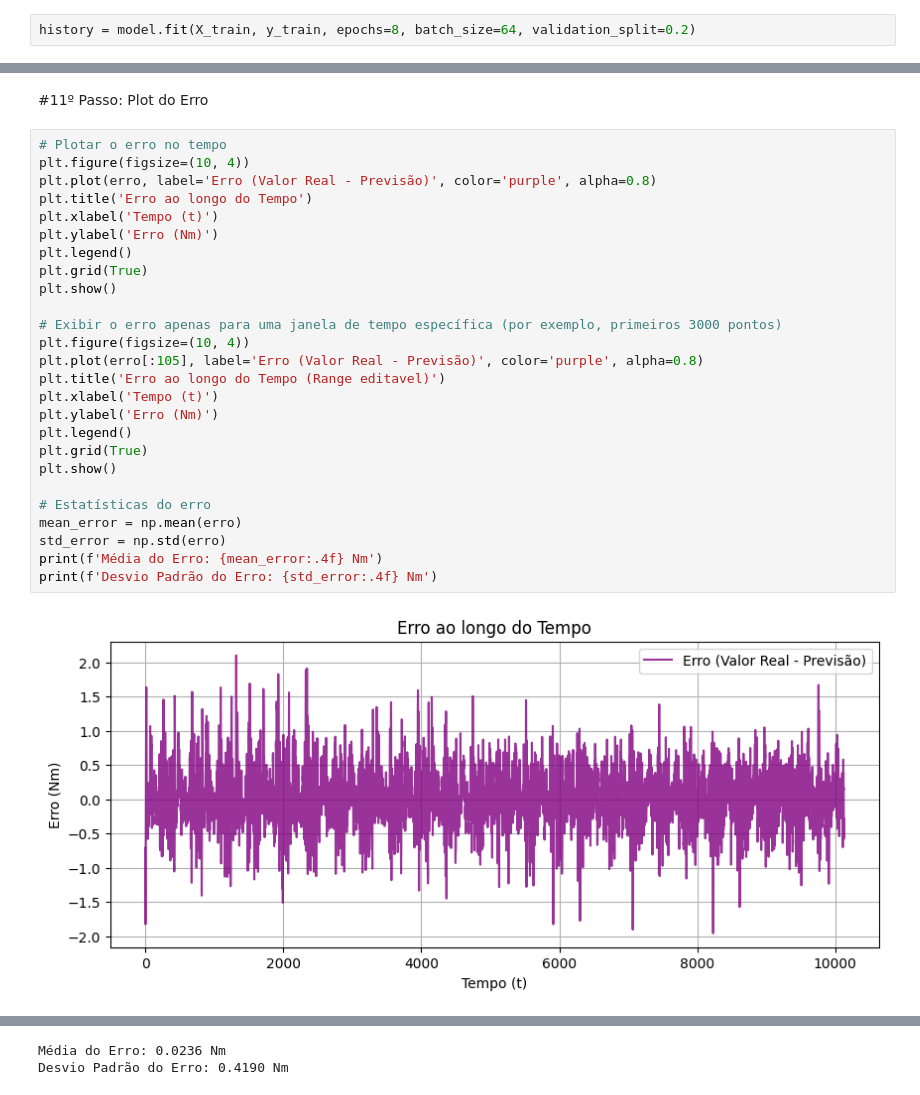
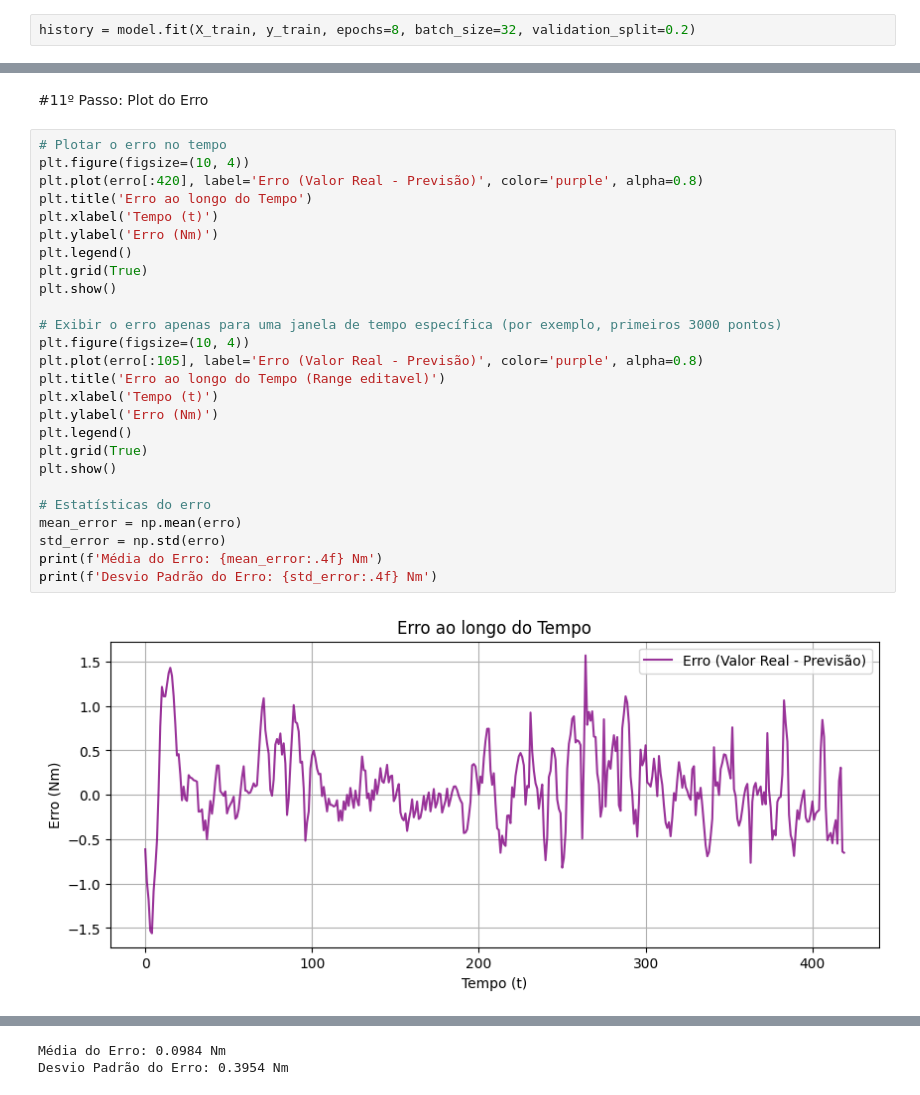
Before and after one commit to EricRibeiroAlves/Interacao-Humano-Robo, a Jupyter notebook: Codigo/[AP_T]_Eric_Modelo_LSTM.ipynb, the cells around one changed output, grey strips where cells are left out. Drawn from its saved outputs; the diff is of its cells as text.

```diff
--- a/Codigo/[AP_T]_Eric_Modelo_LSTM.ipynb
+++ b/Codigo/[AP_T]_Eric_Modelo_LSTM.ipynb
@@ -108,6 +133,6 @@ model.compile(optimizer=tf.keras.optimizers.Adam(learning_rate=0.001), loss=Hube
 # %% [markdown]
 # 6º Passo: Treinamento do Modelo
 # %%
-history = model.fit(X_train, y_train, epochs=8, batch_size=64, validation_split=0.2)
+history = model.fit(X_train, y_train, epochs=8, batch_size=32, validation_split=0.2)
 # %% [output]
 Epoch 1/8
@@ -188,28 +213,28 @@ erro = y_train_rescaled.flatten() - y_pred.flatten()
 # %%
 # Plotar o erro no tempo
 plt.figure(figsize=(10, 4))
-plt.plot(erro, label='Erro (Valor Real - Previsão)', color='purple', alpha=0.8)
+plt.plot(erro[:420], label='Erro (Valor Real - Previsão)', color='purple', alpha=0.8)
 plt.title('Erro ao longo do Tempo')
 plt.xlabel('Tempo (t)')
 plt.ylabel('Erro (Nm)')
 plt.legend()
 plt.grid(True)
 plt.show()
 
 # Exibir o erro apenas para uma janela de tempo específica (por exemplo, primeiros 3000 pontos)
 plt.figure(figsize=(10, 4))
 plt.plot(erro[:105], label='Erro (Valor Real - Previsão)', color='purple', alpha=0.8)
 plt.title('Erro ao longo do Tempo (Range editavel)')
 plt.xlabel('Tempo (t)')
 plt.ylabel('Erro (Nm)')
 plt.legend()
 plt.grid(True)
 plt.show()
 
 # Estatísticas do erro
 mean_error = np.mean(erro)
 std_error = np.std(erro)
 print(f'Média do Erro: {mean_error:.4f} Nm')
 print(f'Desvio Padrão do Erro: {std_error:.4f} Nm')
 # %% [output]
-[figure, old version]
+[figure, new version]
@@ -217,2 +242,2 @@ print(f'Desvio Padrão do Erro: {std_error:.4f} Nm')
-Média do Erro: 0.0236 Nm
-Desvio Padrão do Erro: 0.4190 Nm
+Média do Erro: 0.0984 Nm
+Desvio Padrão do Erro: 0.3954 Nm
```
Also changed, not shown: parts of 6 cells of this notebook.
